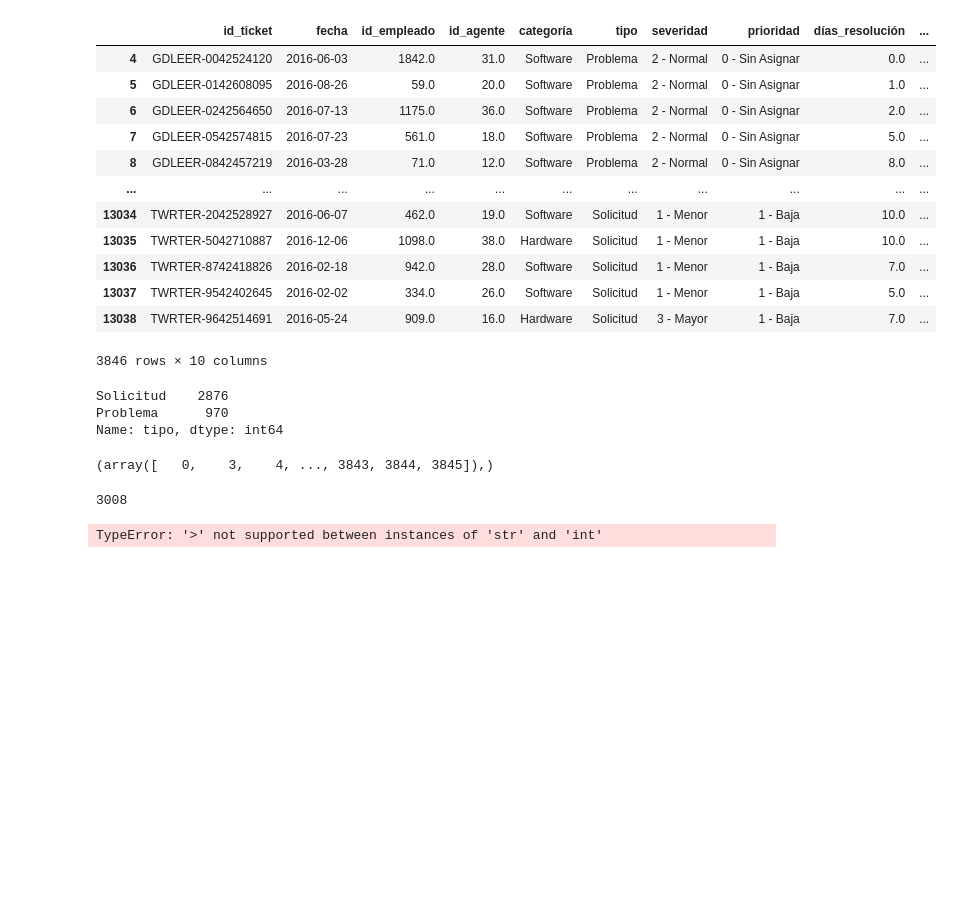
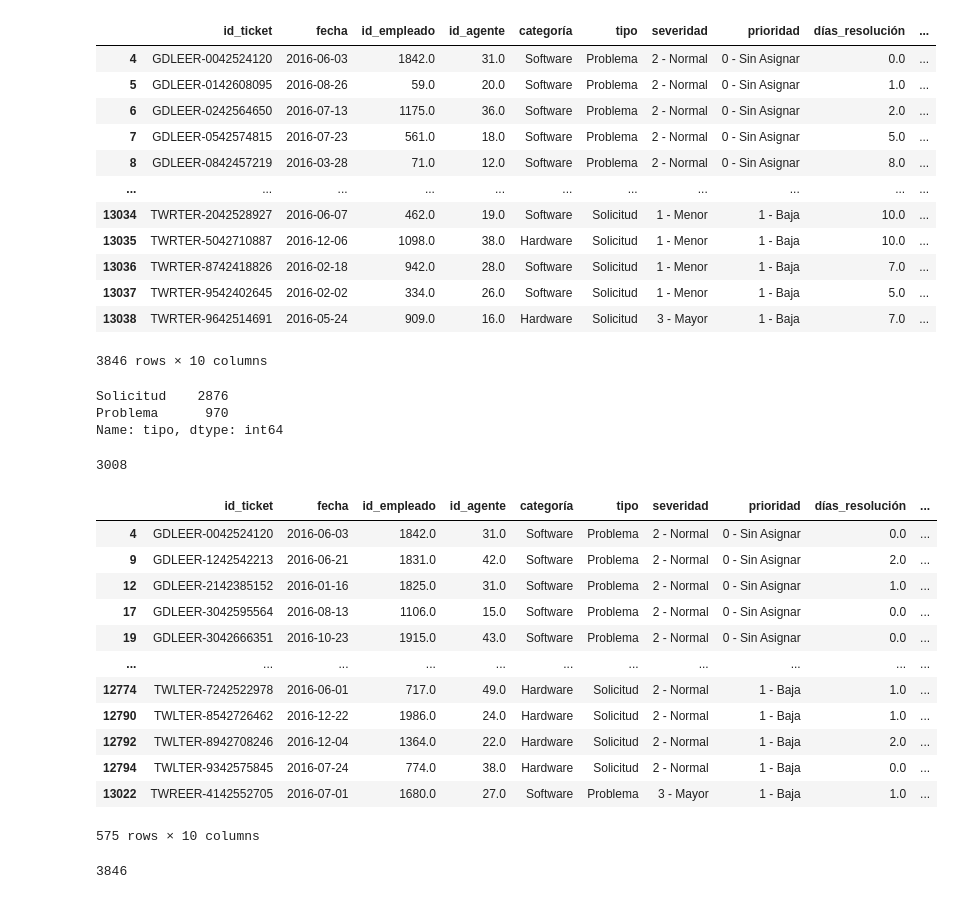
Before and after one commit to anane3373/PromoE-DA-Modulo2-sprint1-AnaIsabel-AnaG-Victoria, a Jupyter notebook: Pair4Pandas.ipynb, the cells around one changed output. Drawn from its saved outputs; the diff is of its cells as text; code cells hidden in the pictures; blank space fills up the shorter version.

```diff
--- a/Pair4Pandas.ipynb
+++ b/Pair4Pandas.ipynb
@@ -86,23 +87,33 @@ Name: tipo, dtype: int64
 # %%
 #3.2 ¿Cuántas solicitudes tienen una satisfacción de más de 3?
 
-solicitudes = np.where(ejer2["satisfacción"]>3)
-display(solicitudes)
+solicitudes = ejer2[ejer2['satisfacción'] > 3].shape[0]
+solicitudes
 # %% [output]
-(array([   0,    3,    4, ..., 3843, 3844, 3845]),)
+3008
-# %%
-prueba= ejer2[ejer2['satisfacción'] > 3].shape[0]
-prueba
-# %% [output]
-3008
-# %%
-
-
-df_sat3 = ejer2[ejer2["satisfacción" > 3]]
-# %% [output]
-TypeError: '>' not supported between instances of 'str' and 'int'
 # %%
 #3.3 ¿Y cuántas tienen una satisfacción mayor o igual que 4 y han tardado menos de 3 días de resolución?
+
+ejer2[(ejer2["satisfacción"] >= 4) & (ejer2["días_resolución"] < 3)]
+# %% [output]
+|  | id_ticket | fecha | id_empleado | id_agente | categoría | tipo | severidad | prioridad | días_resolución | ... |
+| 4 | GDLEER-0042524120 | 2016-06-03 | 1842.0 | 31.0 | Software | Problema | 2 - Normal | 0 - Sin Asignar | 0.0 | ... |
+| 9 | GDLEER-1242542213 | 2016-06-21 | 1831.0 | 42.0 | Software | Problema | 2 - Normal | 0 - Sin Asignar | 2.0 | ... |
+| 12 | GDLEER-2142385152 | 2016-01-16 | 1825.0 | 31.0 | Software | Problema | 2 - Normal | 0 - Sin Asignar | 1.0 | ... |
+| 17 | GDLEER-3042595564 | 2016-08-13 | 1106.0 | 15.0 | Software | Problema | 2 - Normal | 0 - Sin Asignar | 0.0 | ... |
+| 19 | GDLEER-3042666351 | 2016-10-23 | 1915.0 | 43.0 | Software | Problema | 2 - Normal | 0 - Sin Asignar | 0.0 | ... |
+| ... | ... | ... | ... | ... | ... | ... | ... | ... | ... | ... |
+| 12774 | TWLTER-7242522978 | 2016-06-01 | 717.0 | 49.0 | Hardware | Solicitud | 2 - Normal | 1 - Baja | 1.0 | ... |
+| 12790 | TWLTER-8542726462 | 2016-12-22 | 1986.0 | 24.0 | Hardware | Solicitud | 2 - Normal | 1 - Baja | 1.0 | ... |
+| 12792 | TWLTER-8942708246 | 2016-12-04 | 1364.0 | 22.0 | Hardware | Solicitud | 2 - Normal | 1 - Baja | 2.0 | ... |
+| 12794 | TWLTER-9342575845 | 2016-07-24 | 774.0 | 38.0 | Hardware | Solicitud | 2 - Normal | 1 - Baja | 0.0 | ... |
+| 13022 | TWREER-4142552705 | 2016-07-01 | 1680.0 | 27.0 | Software | Problema | 3 - Mayor | 1 - Baja | 1.0 | ... |
+575 rows × 10 columns
 # %%
 #Ahora nuestro jefe quiere saber que cantidad de tickets ha habido en la segunda quincena de Enero.
 # Cread un DataFrame nuevo con los tickets correspondientes a la segunda quincena de Enero.
+
+numero_tickets = len(ejer2["id_ticket"].unique())
+numero_tickets
+# %% [output]
+3846
```
Also changed, not shown: parts of 11 cells of this notebook.
